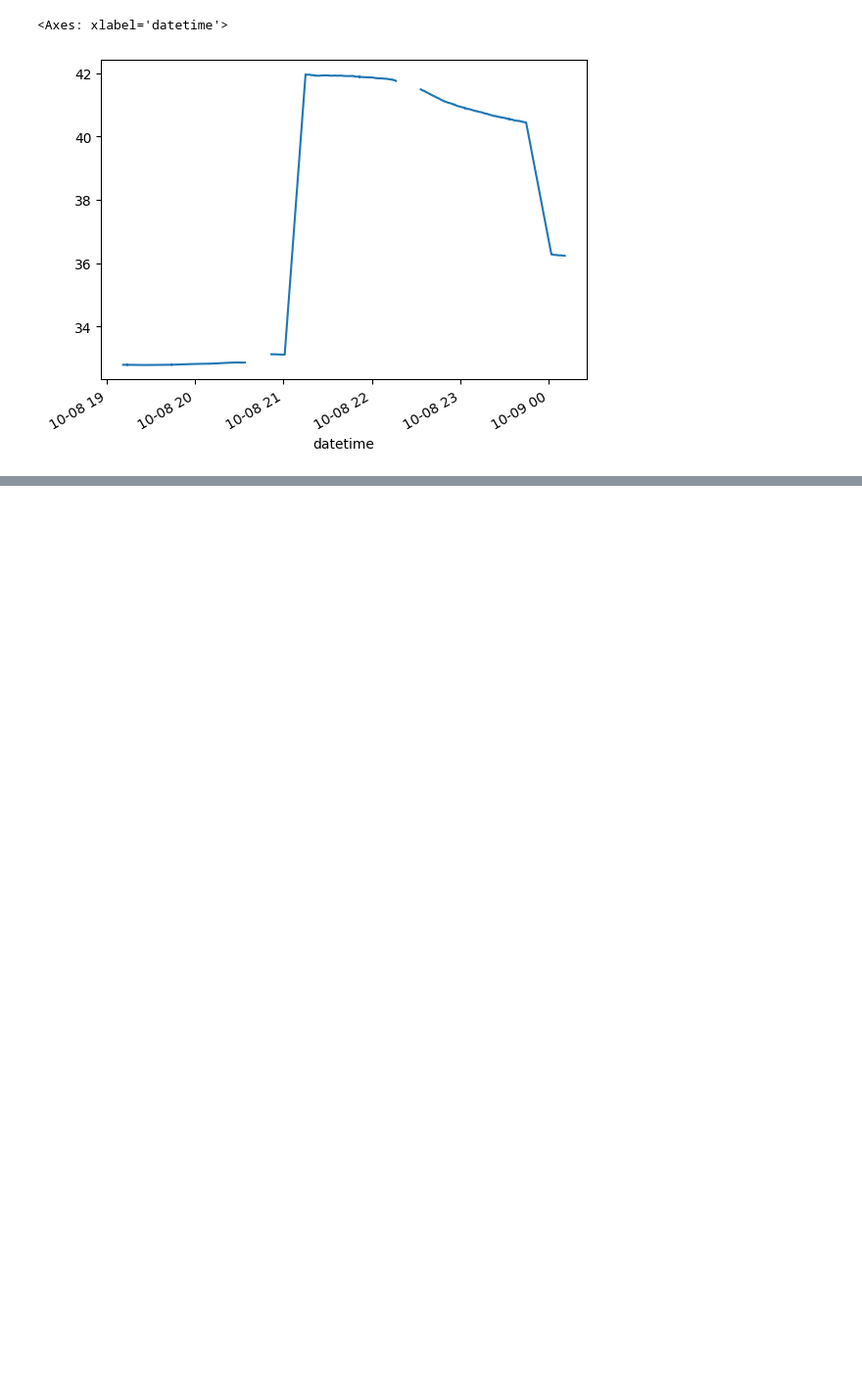
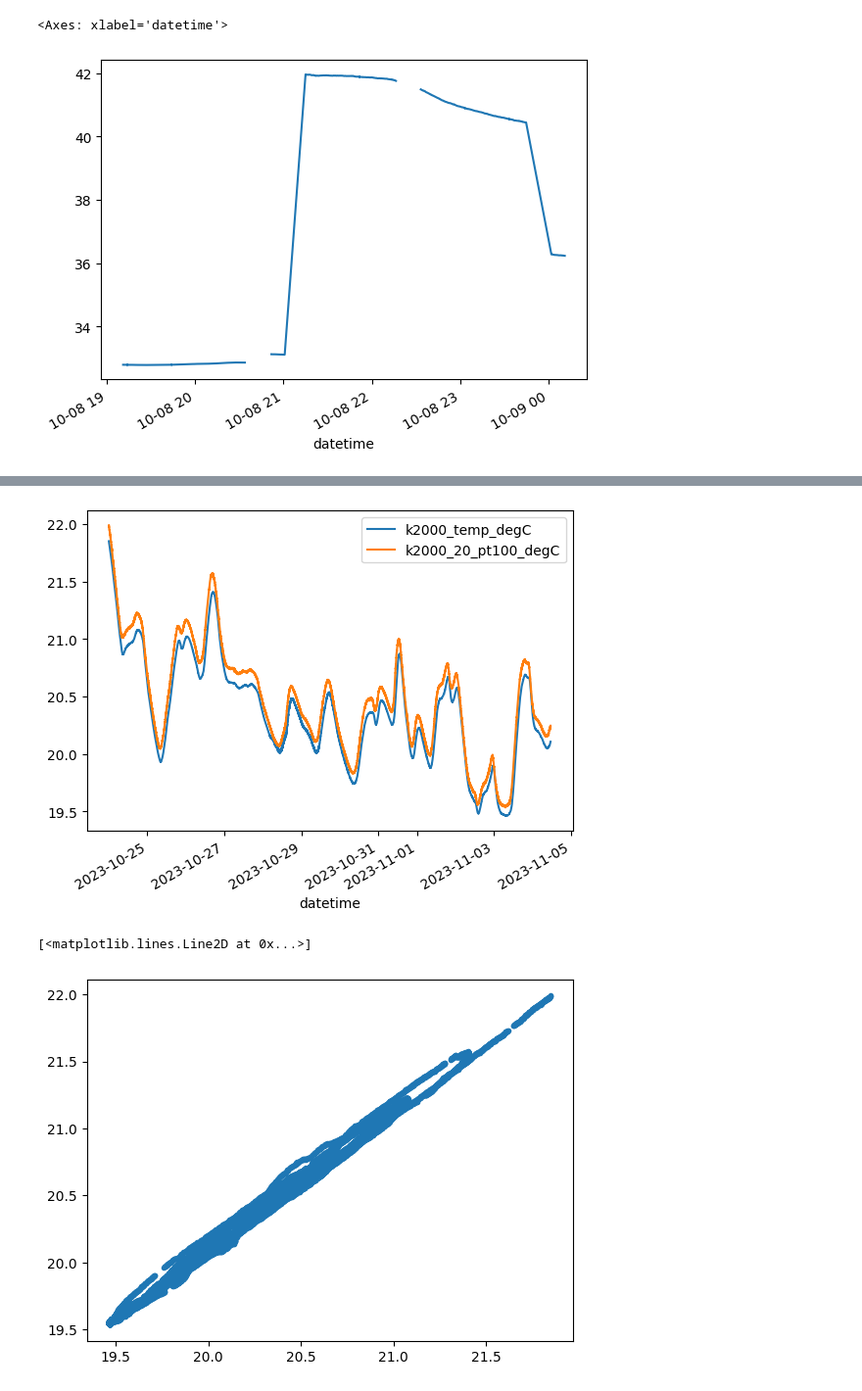
Before and after one commit to alson/metrology-data-analysis, a Jupyter notebook: view_pt100.ipynb, the cells around one changed output, grey strips where cells are left out. Shown: that part at 98% size. Saved outputs shown, nothing was run; the diff lists cells and outputs as text; code cells hidden in the pictures; blank space fills up the shorter version.

```diff
--- a/view_pt100.ipynb
+++ b/view_pt100.ipynb
@@ -61,0 +84,8 @@ Name: k2000_20_pt100_ohm, Length: 12952, dtype: float64
+# %%
+pt100_comparison_data2_3[['k2000_temp_degC', 'k2000_20_pt100_degC']].plot()
+plt.show()
+plt.plot(pt100_comparison_data2_3['k2000_temp_degC'], pt100_comparison_data2_3['k2000_20_pt100_degC'], '.')
+# %% [output]
+[figure, added]
+[<matplotlib.lines.Line2D at 0x...>]
+[figure, added]
```
Also changed, not shown: parts of 9 cells of this notebook, 3 other files.
